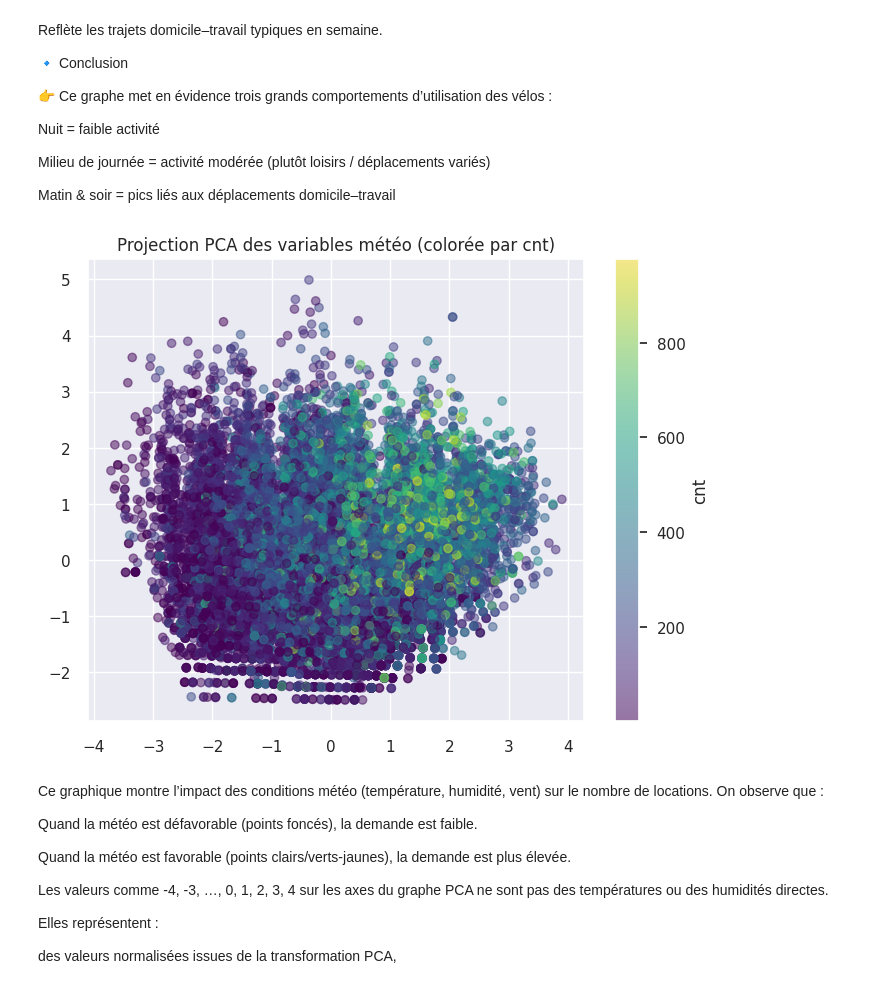
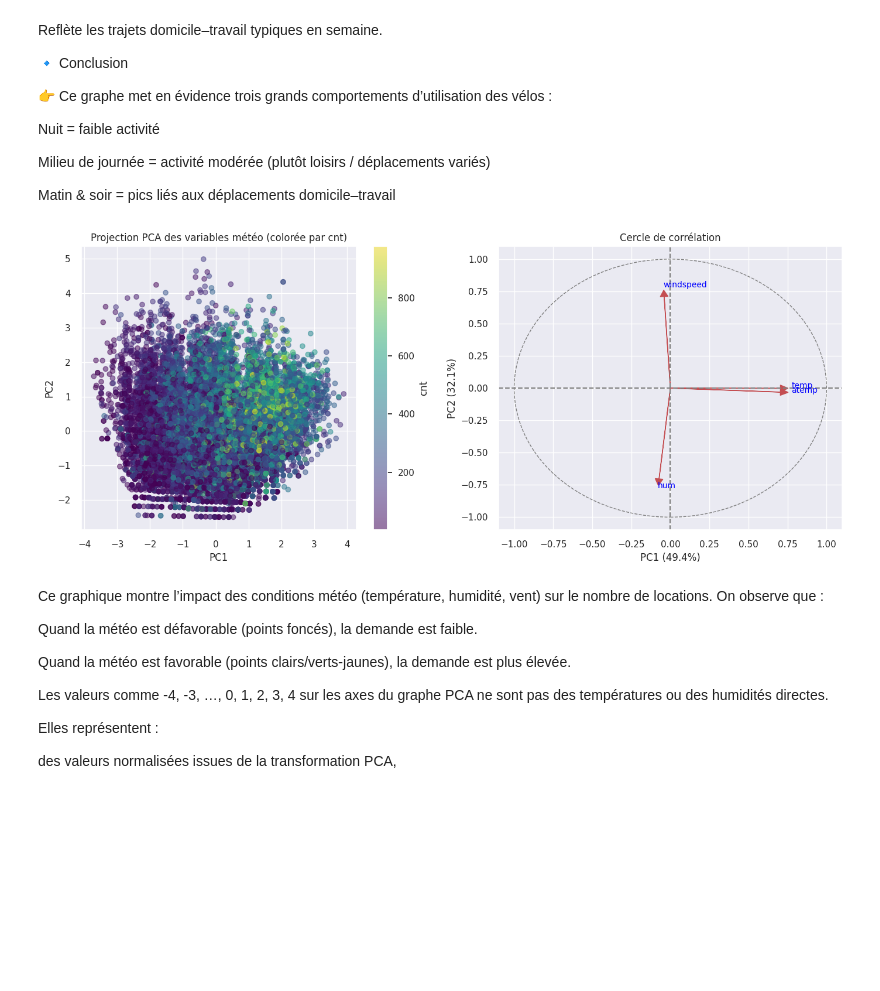
Before and after one commit to Seifcha/bike-rental-analytics-forecast, a Jupyter notebook: ML_avancée.ipynb, the cells around one changed output. Saved outputs shown, nothing was run; the diff lists cells and outputs as text; code cells hidden in the pictures; blank space fills up the shorter version.

```diff
--- a/ML_avancée.ipynb
+++ b/ML_avancée.ipynb
@@ -617,25 +610,60 @@ Matin & soir = pics liés aux déplacements domicile–travail
 # %%
 from sklearn.decomposition import PCA
 import joblib
+import matplotlib.pyplot as plt
+import numpy as np
 
+# Variables utilisées
 features = ["temp","atemp","hum","windspeed"]
 X = df[features]
 X_scaled = scaler.fit_transform(X)
 
+# PCA
 pca = PCA(n_components=2)
 X_pca = pca.fit_transform(X_scaled)
+
 # Sauvegarde
 joblib.dump(pca, "pca_model.pkl")
 joblib.dump(scaler, "scaler.pkl")
 joblib.dump((X_pca, df["cnt"]), "pca_results.pkl")
 
-plt.figure(figsize=(8,6))
+# --------- Figure 1 : Projection PCA des individus ----------
+plt.figure(figsize=(14,6))
+
+plt.subplot(1,2,1)
 plt.scatter(X_pca[:,0], X_pca[:,1], c=df["cnt"], cmap="viridis", alpha=0.5)
 plt.colorbar(label="cnt")
+plt.xlabel("PC1")
+plt.ylabel("PC2")
 plt.title("Projection PCA des variables météo (colorée par cnt)")
+
+# --------- Figure 2 : Cercle de corrélation ----------
+pcs = pca.components_  # vecteurs propres
+explained_var = pca.explained_variance_ratio_
+
+plt.subplot(1,2,2)
+# Cercle unité
+circle = plt.Circle((0,0), 1, color='gray', fill=False, linestyle='--')
+plt.gca().add_artist(circle)
+
+# Flèches pour les variables
+for i, (x, y) in enumerate(zip(pcs[0,:], pcs[1,:])):
+    plt.arrow(0, 0, x, y, head_width=0.05, head_length=0.05, fc='r', ec='r')
+    plt.text(x*1.1, y*1.1, features[i], fontsize=10, color='blue')
+
+plt.axhline(0, color='gray', linestyle='--')
+plt.axvline(0, color='gray', linestyle='--')
+
+plt.xlabel(f"PC1 ({explained_var[0]*100:.1f}%)")
+plt.ylabel(f"PC2 ({explained_var[1]*100:.1f}%)")
+plt.title("Cercle de corrélation")
+plt.xlim(-1.1, 1.1)
+plt.ylim(-1.1, 1.1)
+
+plt.tight_layout()
 plt.show()
 # %% [output]
-[figure, old version]
+[figure, new version]
 # %% [markdown]
 Ce graphique montre l’impact des conditions météo (température, humidité, vent) sur le nombre de locations.
 On observe que :
```
Also changed, not shown: parts of 18 cells of this notebook.
